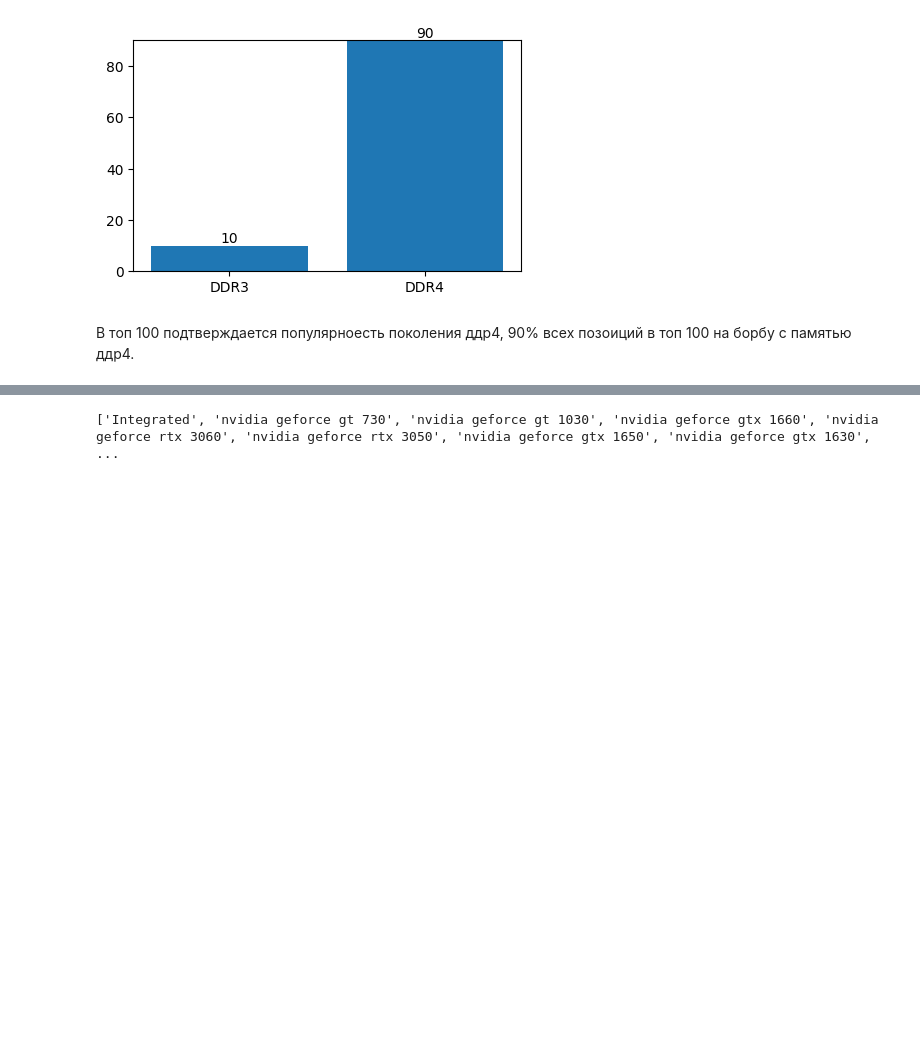
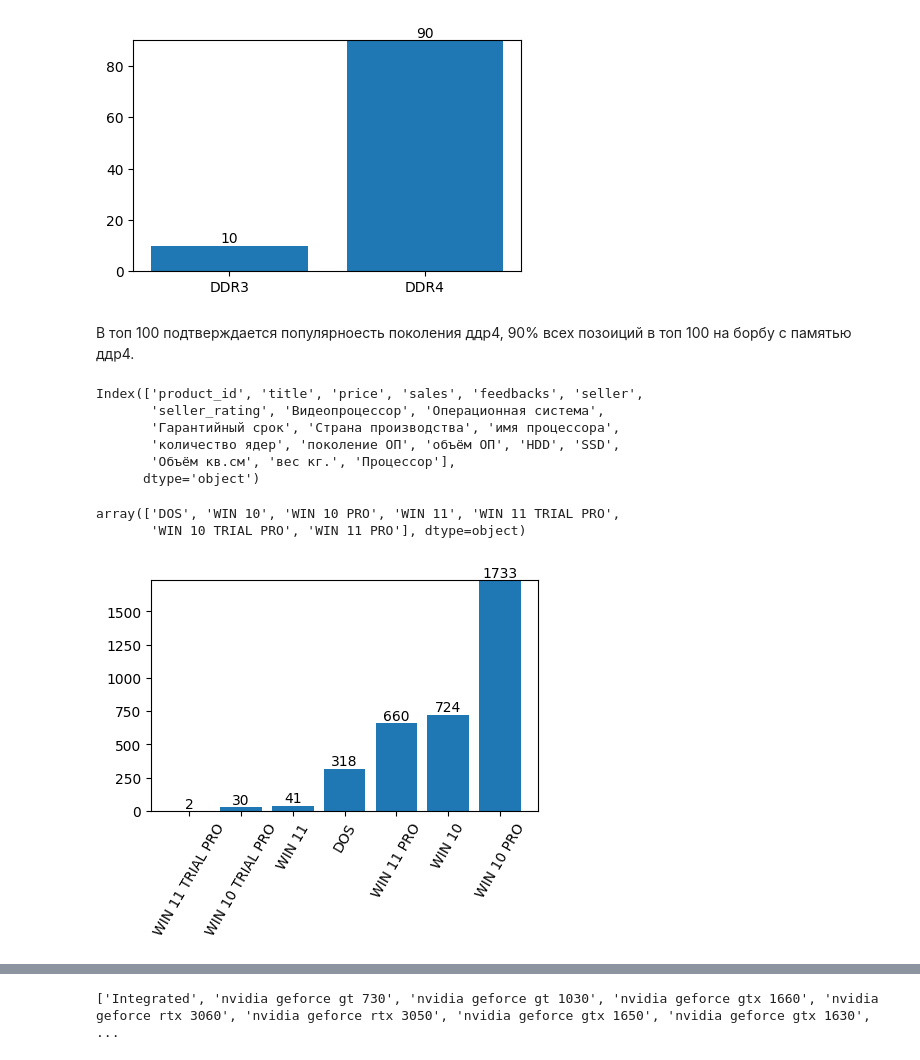
Before and after one commit to EZSib/data_-analytics2023, a Jupyter notebook: practice_eda_Efim.ipynb, the cells around one changed output, grey strips where cells are left out. Drawn from its saved outputs; the diff is of its cells as text; code cells hidden in the pictures; blank space fills up the shorter version.

```diff
--- a/practice_eda_Efim.ipynb
+++ b/practice_eda_Efim.ipynb
@@ -1274,5 +1350,26 @@ ax.margins(y=0.001)
 [figure]
 # %% [markdown]
 В топ 100 подтверждается популярноесть поколения ддр4, 90% всех позоиций в топ 100 на борбу с памятью ддр4.
-# %%
-ds['Видеопроцессор'] = ds['Видеопроцессор']
+# %%
+ds.columns
+# %% [output]
+Index(['product_id', 'title', 'price', 'sales', 'feedbacks', 'seller',
+       'seller_rating', 'Видеопроцессор', 'Операционная система',
+       'Гарантийный срок', 'Страна производства', 'имя процессора',
+       'количество ядер', 'поколение ОП', 'объём ОП', 'HDD', 'SSD',
+       'Объём кв.см', 'вес кг.', 'Процессор'],
+      dtype='object')
+# %%
+ds['Операционная система'].unique()
+# %% [output]
+array(['DOS', 'WIN 10', 'WIN 10 PRO', 'WIN 11', 'WIN 11 TRIAL PRO',
+       'WIN 10 TRIAL PRO', 'WIN 11 PRO'], dtype=object)
+# %%
+xticks = range(len(ds['Операционная система'].value_counts().sort_values(ascending=True)))
+fig, ax = plt.subplots(figsize=(5, 3))
+ax.bar(x=xticks, height=ds['Операционная система'].value_counts().sort_values(ascending=True))
+ax.set_xticks(xticks, ds['Операционная система'].value_counts().sort_values(ascending=True).index, rotation= 60)
+ax.bar_label(ax.containers[0], label_type='edge')
+ax.margins(y=0.001)
+# %% [output]
+[figure, added]
```
Also changed, not shown: parts of 15 cells of this notebook.
